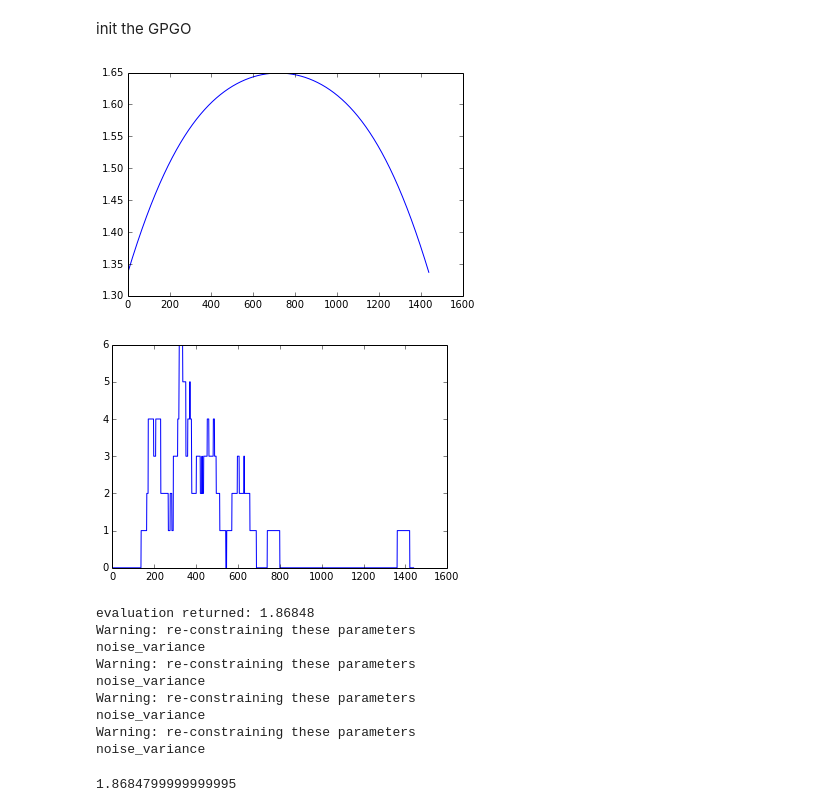
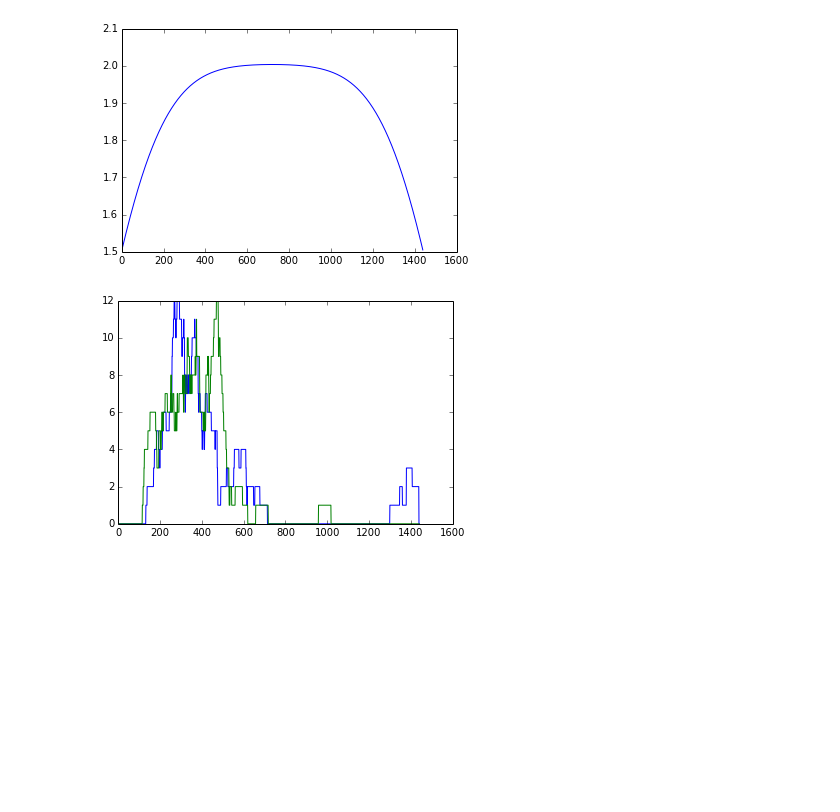
Before and after one commit to markm541374/tariffset, a Jupyter notebook: GPGO.ipynb, the cells around one changed output. Saved outputs shown, nothing was run; the diff lists cells and outputs as text; code cells hidden in the pictures; blank space fills up the shorter version.

```diff
--- a/GPGO.ipynb
+++ b/GPGO.ipynb
@@ -190,11 +17,11 @@ import the optimisation function
 # %%
 import tariffopt as TO
-o=TO.objective(["ts0.txt","ts1.txt","ts2.txt","ts3.txt","ts4.txt","ts5.txt"],TO.load_cost_flatness,TO.gen_SG_tariff)
-
+#o=TO.objective(["ts0.txt","ts1.txt","ts2.txt","ts3.txt","ts4.txt","ts5.txt"],TO.load_cost_flatness,TO.gen_SG_tariff)
+o=TO.objective(["ts0.txt","ts1.txt"],TO.load_cost_flatness,TO.gen_SG_tariff)
 def optfunction(X):
     return o.eval_under_tariff(X,plot_=True)
 
 print o.flat_ref()
-print optfunction([2,2,2,1,1,0.5,0.5])
+print optfunction(sp.matrix([[2,2,2,1,1,0.5,0.5]]))
 # %% [output]
 [figure]
@@ -206,2 +33,13 @@ print optfunction([2,2,2,1,1,0.5,0.5])
-# %% [markdown]
-init the GPGO
+# %%
+def kf1(x1,x2):
+    delta=x1-x2
+    d=delta*delta.T
+    return sp.exp(-((d[0,0])/1.0))
+def kf2(x1,x2):
+    delta=x1-x2
+    d=delta*delta.T
+    return sp.exp(-((d[0,0])/0.5))
+def kf3(x1,x2):
+    delta=x1-x2
+    d=delta*delta.T
+    return sp.exp(-((d[0,0])/0.2))
@@ -208,16 +285,6 @@ init the GPGO
 # %%
-s=GPGO(optfunction,[0,0,0,0,0],[2,2,2,2,2],5)
-s.evaluate([1,1,1,1,1])
+a=GPGO([kf1,kf2,kf3],optfunction,[2,2,2,2,2],[0,0,0,0,0],5)
+a.evaluate(sp.matrix([[1,1,1,1,1]]))
 # %% [output]
-[figure, old version]
+[figure, new version]
-[figure, old version]
+[figure, new version]
-evaluation returned: 1.86848
-Warning: re-constraining these parameters
-noise_variance
-Warning: re-constraining these parameters
-noise_variance
-Warning: re-constraining these parameters
-noise_variance
-Warning: re-constraining these parameters
-noise_variance
-1.8684799999999995
```
Also changed, not shown: parts of 8 cells of this notebook, 2 other files.
